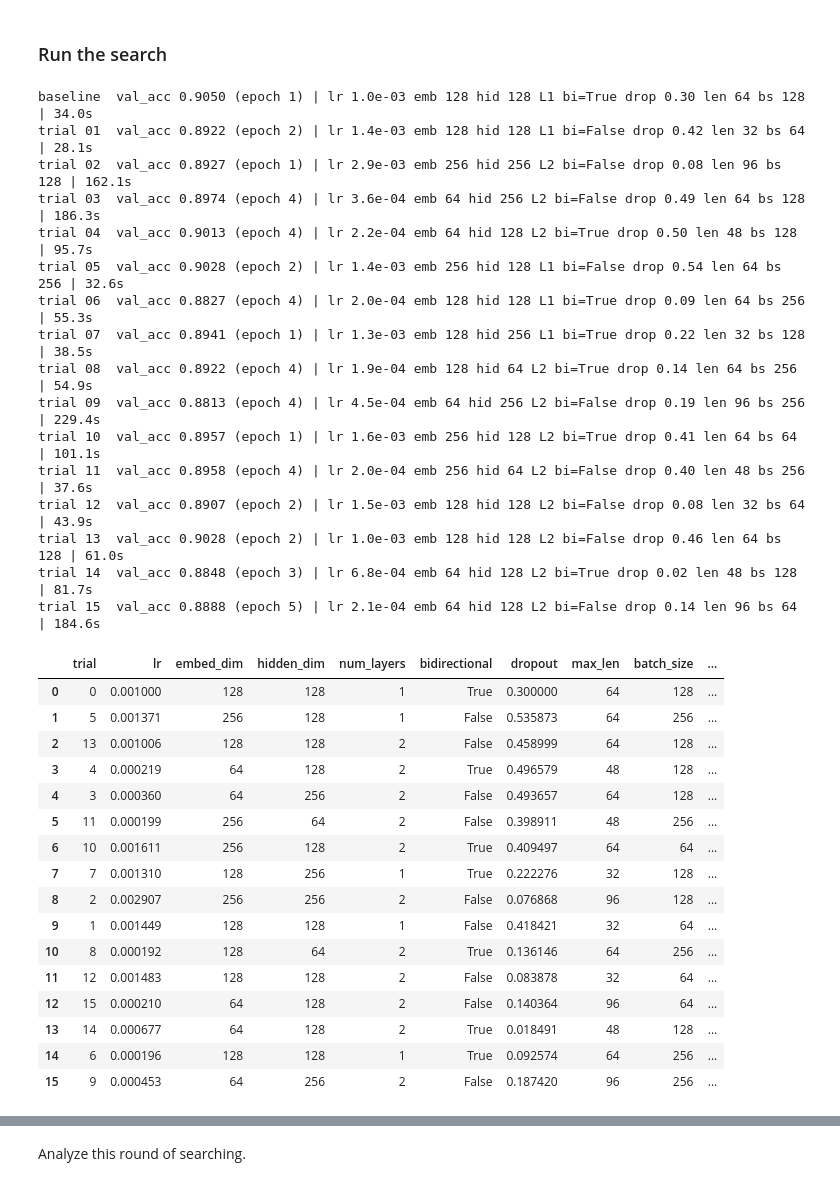
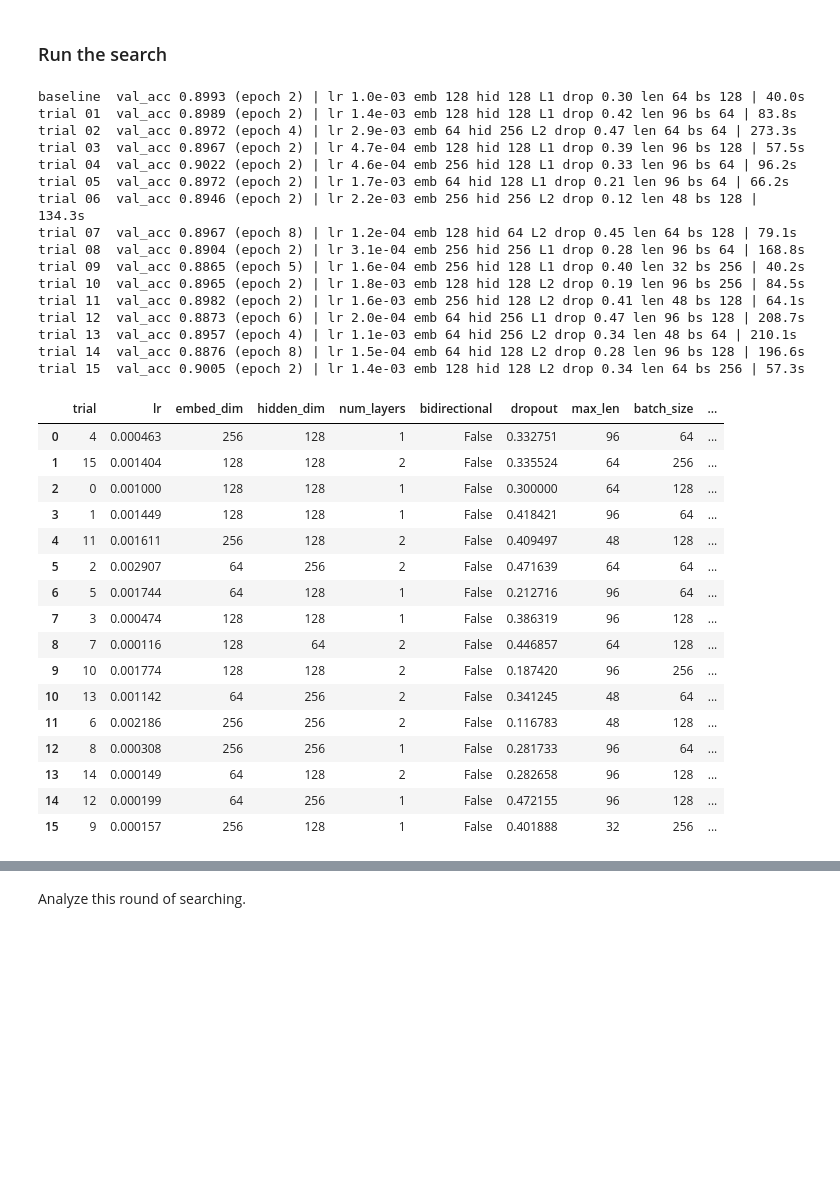
Before and after one commit to leek-yams/mie1624-NN, a Jupyter notebook: RNN_TensorflowKeras.ipynb, the cells around one changed output, grey strips where cells are left out. Drawn from its saved outputs; the diff is of its cells as text; code cells hidden in the pictures; blank space fills up the shorter version.

```diff
--- a/RNN_TensorflowKeras.ipynb
+++ b/RNN_TensorflowKeras.ipynb
@@ -62,9 +62,9 @@ CAP_LEN = 128            # texts are vectorized once at this length; trials slic
 CLIP = 1.0               # gradient clipping theshold
 
 # Search budget (for hyperparameter tuning)
-N_TRIALS = 30            # number of random configs (plus the baseline)
+N_TRIALS = 15            # number of random configs (plus the baseline)
 TUNE_EPOCHS = 8          # max epochs per trial
-TUNE_TRAIN_SIZE = 30_000 # train on a subset while searching (None = full training split)
+TUNE_TRAIN_SIZE = 20_000 # train on a subset while searching (None = full training split)
 
 # Confirmation and final training
 TOP_K = 3
@@ -74,7 +74,7 @@ FINAL_EPOCHS = 10
 # default configuration, used as trial 0
 BASELINE = dict(
     lr=1e-3, embed_dim=128, hidden_dim=128, num_layers=1,
-    bidirectional=True, dropout=0.3, max_len=64, batch_size=128,
+    bidirectional=False, dropout=0.3, max_len=64, batch_size=128,
 )
 CFG_KEYS = list(BASELINE)
 
@@ -244,7 +243,7 @@ def sample_config(rng):
         embed_dim=int(rng.choice([64, 128, 256])),
         hidden_dim=int(rng.choice([64, 128, 256])),
         num_layers=int(rng.choice([1, 2])),
-        bidirectional=bool(rng.choice([True, False])),
+        bidirectional=bool(rng.choice([False])), # only consider unidirectional
         dropout=float(rng.uniform(0.0, 0.6)),
         max_len=int(rng.choice([32, 48, 64, 96])),
         batch_size=int(rng.choice([64, 128, 256])),
@@ -261,53 +260,53 @@ print(len(configs), "configs to try")
 # %%
 results = []
 for i, cfg in enumerate(configs):
     tag = "baseline" if i == 0 else f"trial {i:02d}"
     res = run_trial(cfg)
     results.append({"trial": i, **clean(cfg), **res})
     print(
         f"{tag:9s} val_acc {res['best_val_acc']:.4f} (epoch {res['best_epoch']}) | "
         f"lr {cfg['lr']:.1e} emb {cfg['embed_dim']} hid {cfg['hidden_dim']} L{cfg['num_layers']} "
-        f"bi={cfg['bidirectional']} drop {cfg['dropout']:.2f} len {cfg['max_len']} bs {cfg['batch_size']} "
+        f"drop {cfg['dropout']:.2f} len {cfg['max_len']} bs {cfg['batch_size']} "
         f"| {res['seconds']}s"
     )
 
 df = pd.DataFrame(results).sort_values("best_val_acc", ascending=False).reset_index(drop=True)
 df.to_csv("tuning_results.csv", index=False)
 df
 # %% [output]
-baseline  val_acc 0.9050 (epoch 1) | lr 1.0e-03 emb 128 hid 128 L1 bi=True drop 0.30 len 64 bs 128 | 34.0s
-trial 01  val_acc 0.8922 (epoch 2) | lr 1.4e-03 emb 128 hid 128 L1 bi=False drop 0.42 len 32 bs 64 | 28.1s
-trial 02  val_acc 0.8927 (epoch 1) | lr 2.9e-03 emb 256 hid 256 L2 bi=False drop 0.08 len 96 bs 128 | 162.1s
-trial 03  val_acc 0.8974 (epoch 4) | lr 3.6e-04 emb 64 hid 256 L2 bi=False drop 0.49 len 64 bs 128 | 186.3s
-trial 04  val_acc 0.9013 (epoch 4) | lr 2.2e-04 emb 64 hid 128 L2 bi=True drop 0.50 len 48 bs 128 | 95.7s
-trial 05  val_acc 0.9028 (epoch 2) | lr 1.4e-03 emb 256 hid 128 L1 bi=False drop 0.54 len 64 bs 256 | 32.6s
-trial 06  val_acc 0.8827 (epoch 4) | lr 2.0e-04 emb 128 hid 128 L1 bi=True drop 0.09 len 64 bs 256 | 55.3s
-trial 07  val_acc 0.8941 (epoch 1) | lr 1.3e-03 emb 128 hid 256 L1 bi=True drop 0.22 len 32 bs 128 | 38.5s
-trial 08  val_acc 0.8922 (epoch 4) | lr 1.9e-04 emb 128 hid 64 L2 bi=True drop 0.14 len 64 bs 256 | 54.9s
-trial 09  val_acc 0.8813 (epoch 4) | lr 4.5e-04 emb 64 hid 256 L2 bi=False drop 0.19 len 96 bs 256 | 229.4s
-trial 10  val_acc 0.8957 (epoch 1) | lr 1.6e-03 emb 256 hid 128 L2 bi=True drop 0.41 len 64 bs 64 | 101.1s
-trial 11  val_acc 0.8958 (epoch 4) | lr 2.0e-04 emb 256 hid 64 L2 bi=False drop 0.40 len 48 bs 256 | 37.6s
-trial 12  val_acc 0.8907 (epoch 2) | lr 1.5e-03 emb 128 hid 128 L2 bi=False drop 0.08 len 32 bs 64 | 43.9s
-trial 13  val_acc 0.9028 (epoch 2) | lr 1.0e-03 emb 128 hid 128 L2 bi=False drop 0.46 len 64 bs 128 | 61.0s
-trial 14  val_acc 0.8848 (epoch 3) | lr 6.8e-04 emb 64 hid 128 L2 bi=True drop 0.02 len 48 bs 128 | 81.7s
-trial 15  val_acc 0.8888 (epoch 5) | lr 2.1e-04 emb 64 hid 128 L2 bi=False drop 0.14 len 96 bs 64 | 184.6s
+baseline  val_acc 0.8993 (epoch 2) | lr 1.0e-03 emb 128 hid 128 L1 drop 0.30 len 64 bs 128 | 40.0s
+trial 01  val_acc 0.8989 (epoch 2) | lr 1.4e-03 emb 128 hid 128 L1 drop 0.42 len 96 bs 64 | 83.8s
+trial 02  val_acc 0.8972 (epoch 4) | lr 2.9e-03 emb 64 hid 256 L2 drop 0.47 len 64 bs 64 | 273.3s
+trial 03  val_acc 0.8967 (epoch 2) | lr 4.7e-04 emb 128 hid 128 L1 drop 0.39 len 96 bs 128 | 57.5s
+trial 04  val_acc 0.9022 (epoch 2) | lr 4.6e-04 emb 256 hid 128 L1 drop 0.33 len 96 bs 64 | 96.2s
+trial 05  val_acc 0.8972 (epoch 2) | lr 1.7e-03 emb 64 hid 128 L1 drop 0.21 len 96 bs 64 | 66.2s
+trial 06  val_acc 0.8946 (epoch 2) | lr 2.2e-03 emb 256 hid 256 L2 drop 0.12 len 48 bs 128 | 134.3s
+trial 07  val_acc 0.8967 (epoch 8) | lr 1.2e-04 emb 128 hid 64 L2 drop 0.45 len 64 bs 128 | 79.1s
+trial 08  val_acc 0.8904 (epoch 2) | lr 3.1e-04 emb 256 hid 256 L1 drop 0.28 len 96 bs 64 | 168.8s
+trial 09  val_acc 0.8865 (epoch 5) | lr 1.6e-04 emb 256 hid 128 L1 drop 0.40 len 32 bs 256 | 40.2s
+trial 10  val_acc 0.8965 (epoch 2) | lr 1.8e-03 emb 128 hid 128 L2 drop 0.19 len 96 bs 256 | 84.5s
+trial 11  val_acc 0.8982 (epoch 2) | lr 1.6e-03 emb 256 hid 128 L2 drop 0.41 len 48 bs 128 | 64.1s
+trial 12  val_acc 0.8873 (epoch 6) | lr 2.0e-04 emb 64 hid 256 L1 drop 0.47 len 96 bs 128 | 208.7s
+trial 13  val_acc 0.8957 (epoch 4) | lr 1.1e-03 emb 64 hid 256 L2 drop 0.34 len 48 bs 64 | 210.1s
+trial 14  val_acc 0.8876 (epoch 8) | lr 1.5e-04 emb 64 hid 128 L2 drop 0.28 len 96 bs 128 | 196.6s
+trial 15  val_acc 0.9005 (epoch 2) | lr 1.4e-03 emb 128 hid 128 L2 drop 0.34 len 64 bs 256 | 57.3s
 |  | trial | lr | embed_dim | hidden_dim | num_layers | bidirectional | dropout | max_len | batch_size | ... |
-| 0 | 0 | 0.001000 | 128 | 128 | 1 | True | 0.300000 | 64 | 128 | ... |
-| 1 | 5 | 0.001371 | 256 | 128 | 1 | False | 0.535873 | 64 | 256 | ... |
-| 2 | 13 | 0.001006 | 128 | 128 | 2 | False | 0.458999 | 64 | 128 | ... |
-| 3 | 4 | 0.000219 | 64 | 128 | 2 | True | 0.496579 | 48 | 128 | ... |
-| 4 | 3 | 0.000360 | 64 | 256 | 2 | False | 0.493657 | 64 | 128 | ... |
-| 5 | 11 | 0.000199 | 256 | 64 | 2 | False | 0.398911 | 48 | 256 | ... |
-| 6 | 10 | 0.001611 | 256 | 128 | 2 | True | 0.409497 | 64 | 64 | ... |
-| 7 | 7 | 0.001310 | 128 | 256 | 1 | True | 0.222276 | 32 | 128 | ... |
-| 8 | 2 | 0.002907 | 256 | 256 | 2 | False | 0.076868 | 96 | 128 | ... |
-| 9 | 1 | 0.001449 | 128 | 128 | 1 | False | 0.418421 | 32 | 64 | ... |
-| 10 | 8 | 0.000192 | 128 | 64 | 2 | True | 0.136146 | 64 | 256 | ... |
-| 11 | 12 | 0.001483 | 128 | 128 | 2 | False | 0.083878 | 32 | 64 | ... |
-| 12 | 15 | 0.000210 | 64 | 128 | 2 | False | 0.140364 | 96 | 64 | ... |
-| 13 | 14 | 0.000677 | 64 | 128 | 2 | True | 0.018491 | 48 | 128 | ... |
-| 14 | 6 | 0.000196 | 128 | 128 | 1 | True | 0.092574 | 64 | 256 | ... |
-| 15 | 9 | 0.000453 | 64 | 256 | 2 | False | 0.187420 | 96 | 256 | ... |
+| 0 | 4 | 0.000463 | 256 | 128 | 1 | False | 0.332751 | 96 | 64 | ... |
+| 1 | 15 | 0.001404 | 128 | 128 | 2 | False | 0.335524 | 64 | 256 | ... |
+| 2 | 0 | 0.001000 | 128 | 128 | 1 | False | 0.300000 | 64 | 128 | ... |
+| 3 | 1 | 0.001449 | 128 | 128 | 1 | False | 0.418421 | 96 | 64 | ... |
+| 4 | 11 | 0.001611 | 256 | 128 | 2 | False | 0.409497 | 48 | 128 | ... |
+| 5 | 2 | 0.002907 | 64 | 256 | 2 | False | 0.471639 | 64 | 64 | ... |
+| 6 | 5 | 0.001744 | 64 | 128 | 1 | False | 0.212716 | 96 | 64 | ... |
+| 7 | 3 | 0.000474 | 128 | 128 | 1 | False | 0.386319 | 96 | 128 | ... |
+| 8 | 7 | 0.000116 | 128 | 64 | 2 | False | 0.446857 | 64 | 128 | ... |
+| 9 | 10 | 0.001774 | 128 | 128 | 2 | False | 0.187420 | 96 | 256 | ... |
+| 10 | 13 | 0.001142 | 64 | 256 | 2 | False | 0.341245 | 48 | 64 | ... |
+| 11 | 6 | 0.002186 | 256 | 256 | 2 | False | 0.116783 | 48 | 128 | ... |
+| 12 | 8 | 0.000308 | 256 | 256 | 1 | False | 0.281733 | 96 | 64 | ... |
+| 13 | 14 | 0.000149 | 64 | 128 | 2 | False | 0.282658 | 96 | 128 | ... |
+| 14 | 12 | 0.000199 | 64 | 256 | 1 | False | 0.472155 | 96 | 128 | ... |
+| 15 | 9 | 0.000157 | 256 | 128 | 1 | False | 0.401888 | 32 | 256 | ... |
 # %% [markdown]
 ### Analyze the results
 
```
Also changed, not shown: parts of 17 cells of this notebook.
